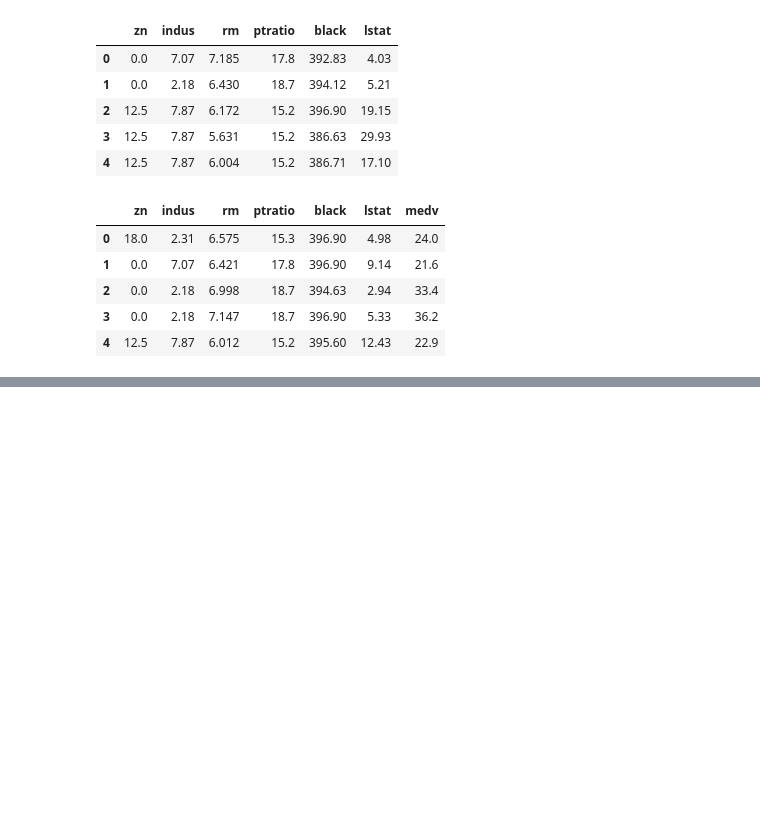
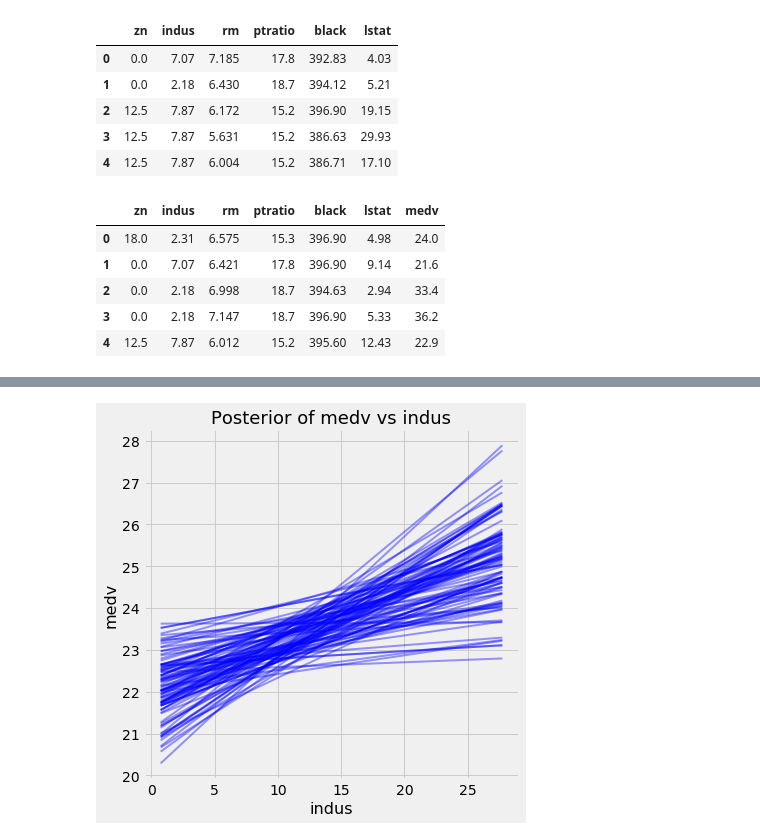
Before and after one commit to Debarsho/Bayesian-Machine-Learning, a Jupyter notebook: PML_BayesianLR.ipynb, the cells around one changed output, grey strips where cells are left out. Saved outputs shown, nothing was run; the diff lists cells and outputs as text; code cells hidden in the pictures; blank space fills up the shorter version.

```diff
--- a/PML_BayesianLR.ipynb
+++ b/PML_BayesianLR.ipynb
@@ -216,0 +315,4 @@ plt.show()
+# %%
+model_effect('indus', normal_trace, xtrain.drop(columns='medv'))
+# %% [output]
+[figure, added]
```
Also changed, not shown: parts of 15 cells of this notebook.
